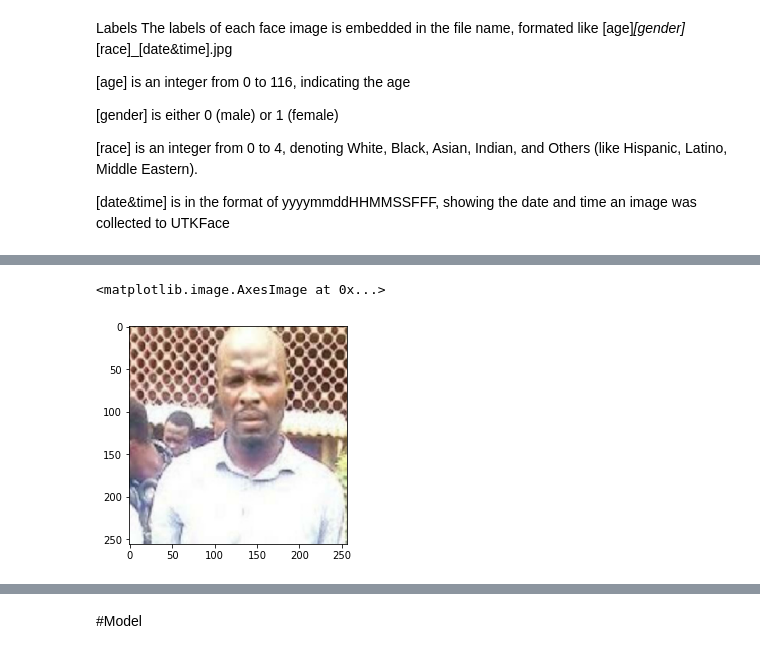
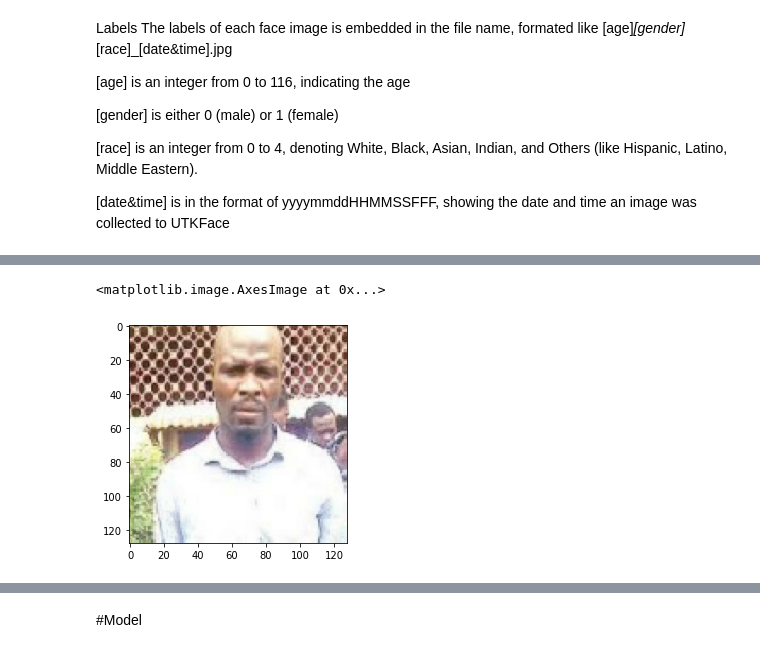
Before and after one commit to dcastf01/AutoencoderFaceToGeneration, a Jupyter notebook: AutoencoderFaceToGeneration.ipynb, the cells around one changed output, grey strips where cells are left out. Saved outputs shown, nothing was run; the diff lists cells and outputs as text; code cells hidden in the pictures.

```diff
--- a/AutoencoderFaceToGeneration.ipynb
+++ b/AutoencoderFaceToGeneration.ipynb
@@ -140,29 +139,29 @@ mkdir: cannot create directory ‘CKPATH’: File exists
 Total:  24103  ntrain:  19282  ntest:  4821
 # %%
-SIZE=256 #@param {type:"integer"}
+SIZE=128 #@param {type:"integer"}
 IMAGE_SIZE=[SIZE,SIZE]
 IMG_HEIGHT=IMAGE_SIZE[0]
 IMG_WIDTH=IMAGE_SIZE[1]
+BATCH_SIZE=128 #@param {type:"integer"}
 seed=1 #@param {type:"integer"}
-
+LATENT_DIM= 32#@param {type:"integer"}
 PROBABLITY_THRESHOLD=0.5 #@param {type:"slider", min:0, max:1, step:0.05}
 PERCENT_INCREMENTED_IN_JITTER=0.11 #@param {type:"slider", min:0, max:0.25, step:0.01}
 
 AUGMENTATION=True #@param {type:"boolean"}
 
-def resize(inimg,tgimg,height,width):
+def resize(img,height,width):
 
-  inimg=tf.image.resize(inimg,[height,width], method=tf.image.ResizeMethod.NEAREST_NEIGHBOR)
-  tfimg=tf.image.resize(tgimg,[height,width], method=tf.image.ResizeMethod.NEAREST_NEIGHBOR)
+  img=tf.image.resize(img,[height,width], method=tf.image.ResizeMethod.NEAREST_NEIGHBOR)
 
-  return inimg,tfimg
+  return img
 
-def normalize(inimg,tgimg):
+def normalize(img):
 
-  inimg=(inimg/127.5)-1
-  tgimg=(tgimg/127.5)-1
+  img=(img/127.5)-1
 
-  return inimg,tgimg
+
+  return img
 
 def create_tgencoder(filename):
 
@@ -173,53 +172,74 @@ def create_tgencoder(filename):
   tgencoder=tf.expand_dims(tgencoder,0)
   t0 = tf.zeros([1, 1, 1,],dtype=tf.int32)
   tgencoder = tf.concat([tgencoder, t0], axis=2)
   return tgencoder
 
-def random_jitter(inimg,tgimg,height,width):
+def create_variable_input(filename):
+  #function to extract Age,Gender,Race and create latem dimension
+
+  variables=tf.strings.split(randurls[0],sep="_")[:3]
+  variables=tf.strings.to_number(variables,tf.int32)
+  # print(variables)
+
+  input_age=variables[0]
+  input_age=tf.expand_dims(input_age,0)
+  # print(input_age)
+
+  input_gender=variables[1]
+  input_gender=tf.cast(tf.one_hot(input_gender,2),dtype=tf.int32)
+  # print(input_gender)
+
+  input_race=variables[2]
+  input_race=tf.cast(tf.one_hot(input_race,5),dtype=tf.int32)
+
+  # print(input_race)
+
+  return input_age,input_gender,input_race,
+
+def create_latent_vectors():
+
+  input_latent_vectors =tf.random.normal(shape=[LATENT_DIM])
+  return input_latent_vectors
+
+def random_jitter(img,height,width):
 
   incremented=PERCENT_INCREMENTED_IN_JITTER
   height_incremented=int(height*(1+incremented))
   width_incremented=int(width*(1+incremented))
-  inimg,tgimg = resize(inimg,tgimg,height_incremented,width_incremented)
+  img = resize(img,height_incremented,width_incremented)
 
-  stacked_image=tf.stack([inimg,tgimg], axis=0)
-  cropped_image = tf.image.random_crop(stacked_image, size=[2,height,width,3])
-
-  inimg,tgimg=cropped_image[0],cropped_image[1]
+  img = tf.image.random_crop(img, size=[height,width,3])
 
   if tf.random.uniform(()) > PROBABLITY_THRESHOLD :
 
-    inimg=tf.image.flip_left_right(inimg)
-    tgimg=tf.image.flip_left_right(tgimg)
-  return inimg,tgimg
+    img=tf.image.flip_left_right(img)
+  return img
 
 def load_image(filename,augment=True):
 
-  inimg=tf.cast(tf.image.decode_jpeg(tf.io.read_file(INPATH+'/'+filename),channels=3),tf.float32)[..., :3]
+  img=tf.cast(tf.image.decode_jpeg(tf.io.read_file(INPATH+'/'+filename),channels=3),tf.float32)[..., :3]
 
-  tgimg=tf.cast(tf.image.decode_jpeg(tf.io.read_file(INPATH+'/'+filename),channels=3),tf.float32)[..., :3]
-
-  tgencoder=create_tgencoder(filename)
-
-  inimg,tgimg=resize(inimg,tgimg,IMG_HEIGHT,IMG_WIDTH)
+  input_age,input_gender,input_race=create_variable_input(filename)
+  input_latent_vectors=create_latent_vectors()
+  img=resize(img,IMG_HEIGHT,IMG_WIDTH)
 
   if augment:
-    inimg,tgimg = random_jitter(inimg,tgimg,IMG_HEIGHT,IMG_WIDTH)
-  inimg,tgimg= normalize(inimg,tgimg)
+    img = random_jitter(img,IMG_HEIGHT,IMG_WIDTH)
+  img= normalize(img)
 
-  return inimg, tgimg , tgencoder
+  return img, input_age,input_gender,input_race,input_latent_vectors
 
 def load_train_image(filename):
   return load_image(filename,True)
 
 def load_test_image(filename):
 
   return load_image(filename,False)
 
-plt.imshow(((load_train_image(randurls[1535])[1])+1)/2)
+plt.imshow(((load_train_image(randurls[1535])[0])+1)/2)
 # %% [output]
 <matplotlib.image.AxesImage at 0x...>
-[figure, old version]
+[figure, new version]
 # %%
 train_dataset=tf.data.Dataset.from_tensor_slices(tr_urls)
 train_dataset=train_dataset.map(load_image,num_parallel_calls=tf.data.experimental.AUTOTUNE)
```
Also changed, not shown: parts of 19 cells of this notebook.
